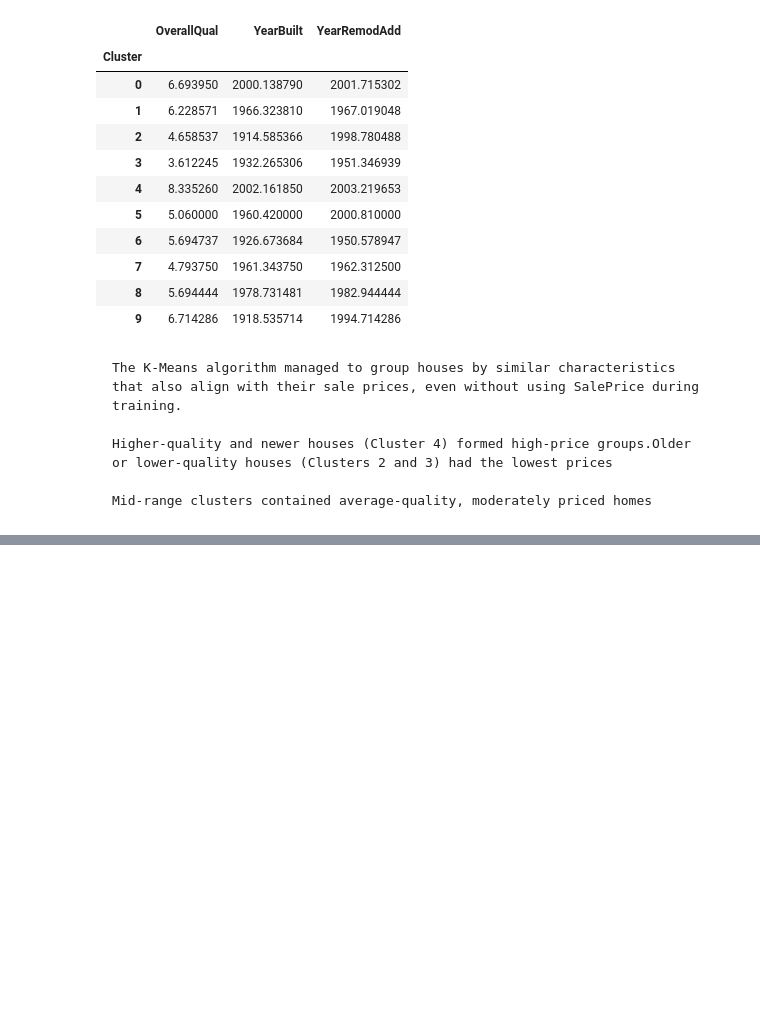
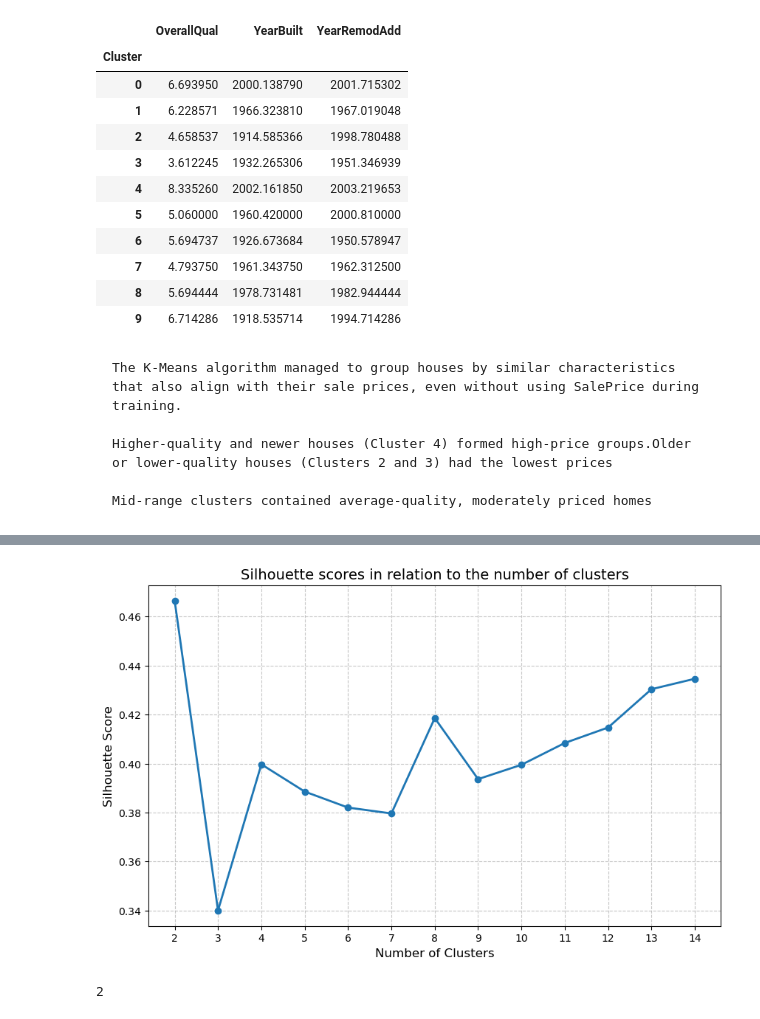
Before and after one commit to OctaMarina/house-price-prediction-integra, a Jupyter notebook: notebooks/kmeans_frunza_roxana.ipynb, the cells around one changed output, grey strips where cells are left out. Saved outputs shown, nothing was run; the diff lists cells and outputs as text; code cells hidden in the pictures; blank space fills up the shorter version.

Commit message:
Adaugare Silhouette Score

```diff
--- a/notebooks/kmeans_frunza_roxana.ipynb
+++ b/notebooks/kmeans_frunza_roxana.ipynb
@@ -125,3 +126,13 @@ fig_box.show()
     Higher-quality and newer houses (Cluster 4) formed high-price groups.Older or lower-quality houses (Clusters 2 and 3) had the lowest prices
 
     Mid-range clusters contained average-quality, moderately priced homes
+# %%
+K = range(2, 15)
+silhouette_scores = []
+
+for k in K:
+    kmeans = KMeans(n_clusters=k, random_state=42)
+    labels = kmeans.fit_predict(x_scaled)
+    score = silhouette_score(x_scaled, labels)
+    silhouette_scores.append(score)
+    print(f"k = {k}, Silhouette Score = {score:.2f}")
@@ -127,0 +153,16 @@ fig_box.show()
+# %%
+plt.figure(figsize=(10, 6))
+plt.plot(K, silhouette_scores, marker='o', linestyle='-', linewidth=2)
+plt.title("Silhouette scores in relation to the number of clusters", fontsize=14)
+plt.xlabel("Number of Clusters", fontsize=12)
+plt.ylabel("Silhouette Score", fontsize=12)
+plt.xticks(K)
+plt.grid(True, linestyle='--', alpha=0.7)
+plt.show()
+# %% [output]
+[figure, added]
+# %%
+optimal_value_k = K[silhouette_scores.index(max(silhouette_scores))]
+optimal_value_k
+# %% [output]
+2
```
Also changed, not shown: parts of 8 cells of this notebook.
